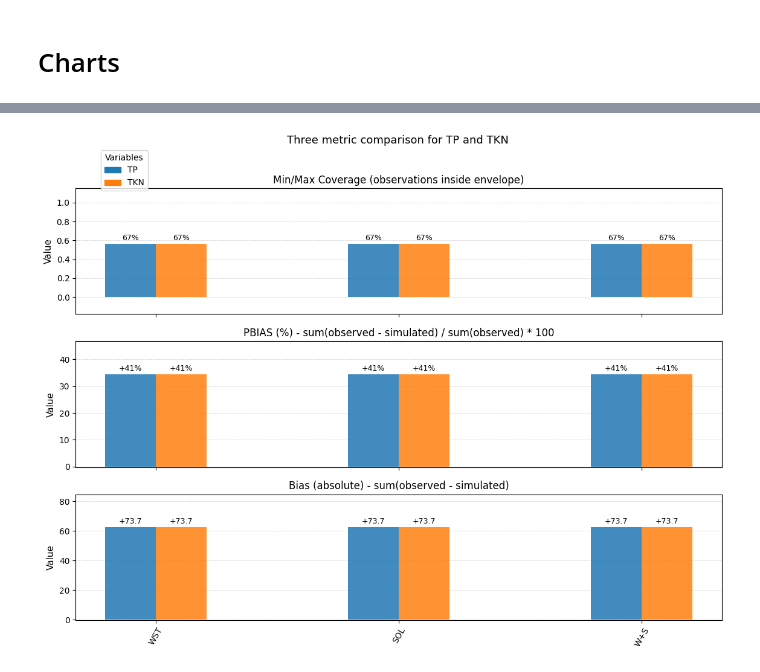
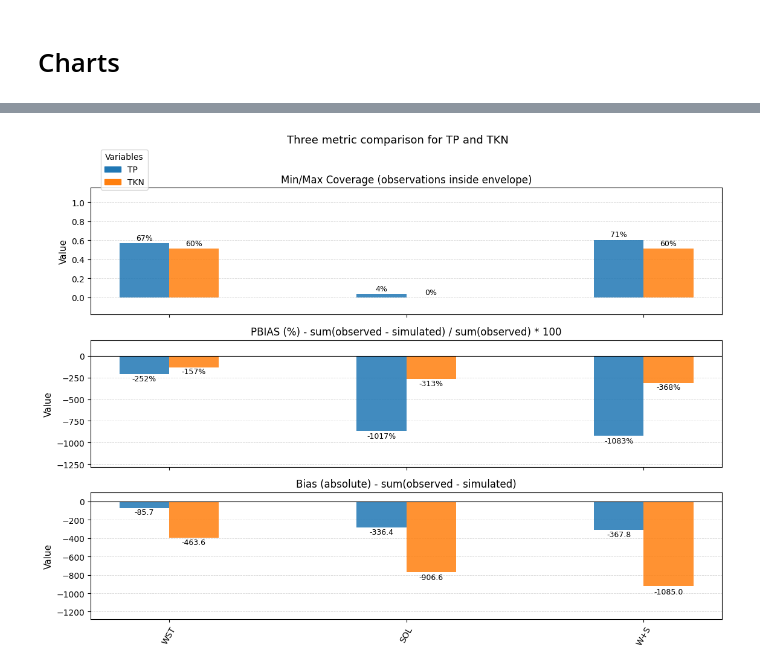
Before and after one commit to bvorak/swat_pipeline, a Jupyter notebook: trabajoFM/notebooks/04_sensitivity_stats.ipynb, the cells around one changed output, grey strips where cells are left out. Saved outputs shown, nothing was run; the diff lists cells and outputs as text; code cells hidden in the pictures.

```diff
--- a/trabajoFM/notebooks/04_sensitivity_stats.ipynb
+++ b/trabajoFM/notebooks/04_sensitivity_stats.ipynb
@@ -1092,32 +1329,32 @@ three_metric_semantic_label_map = {
     **semantic_label_map,
     **example_semantic_label_map,
     "coverage100": {
         "label": "Min/Max Coverage (observations inside envelope)",
         "path": ("same_day", "coverage100"),
     },
     "PBIAS%": {
         "label": "PBIAS (%) - sum(observed - simulated) / sum(observed) * 100",
         "path": ("same_day", "PBIAS%"),
     },
     "Bias(obs-pred)": {
         "label": "Bias (absolute) - sum(observed - simulated)",
         "path": ("same_day", "Bias(obs-pred)"),
     },
 }
 
 fig, ax, three_metric_stats = plot_three_metric_comparison(
-    example_export_specs,
+    generated_specs, #generated_specs, example_export_specs,
     metric_specs=three_metric_specs,
     semantic_label_map=three_metric_semantic_label_map,
     scenario_order=["WASTE", "SOIL", "WASTE+SOIL"],
     variable_order=["TP", "TKN"],
     title="Three metric comparison for TP and TKN",
     y_label="Value",
     figsize=(12, 9),
     abbreviations={"WASTE": "WST", "SOIL": "SOL", "WASTE+SOIL": "W+S"},
     annotate_rotation=60,
     verbose=False,
 )
 plt.show()
 # %% [output]
-[figure, old version]
+[figure, new version]
```
Also changed, not shown: parts of 6 cells of this notebook, 4 other files.
